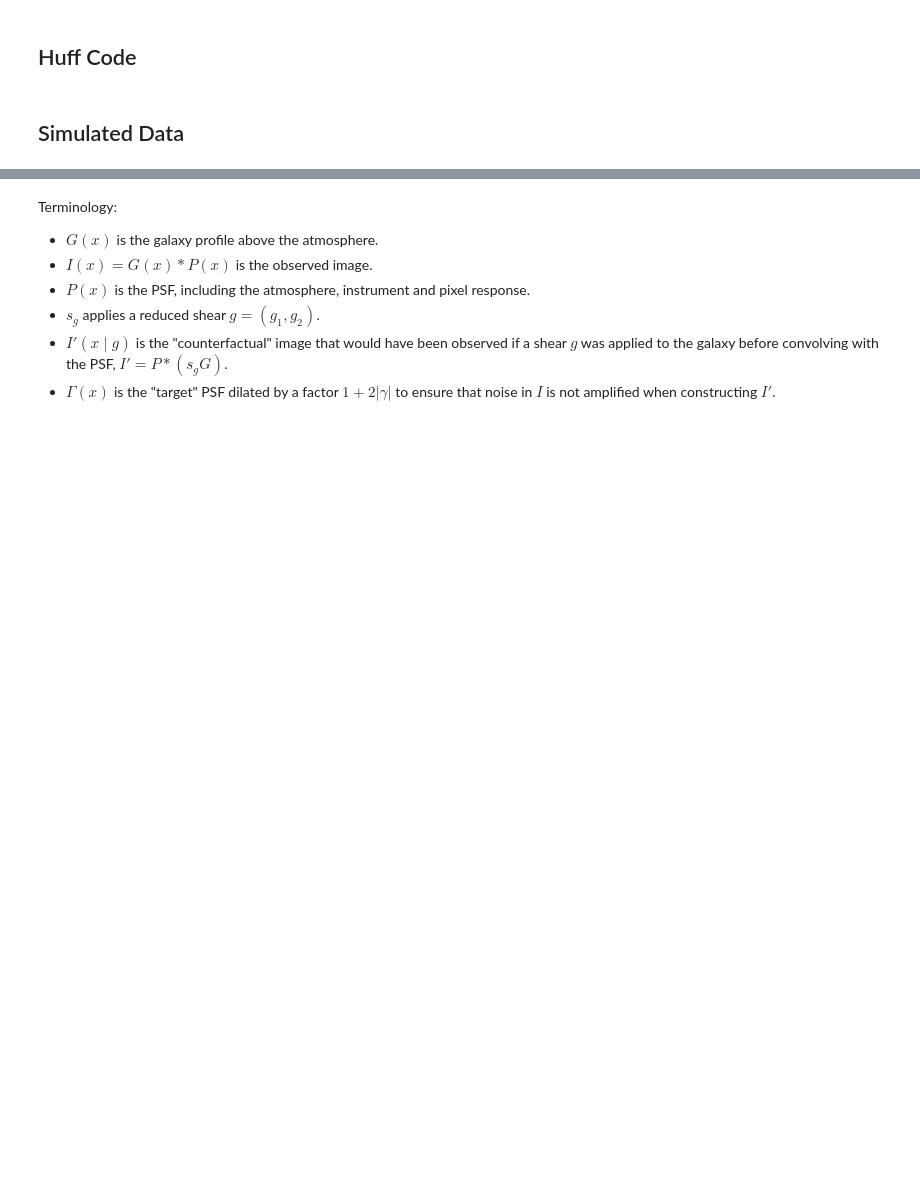
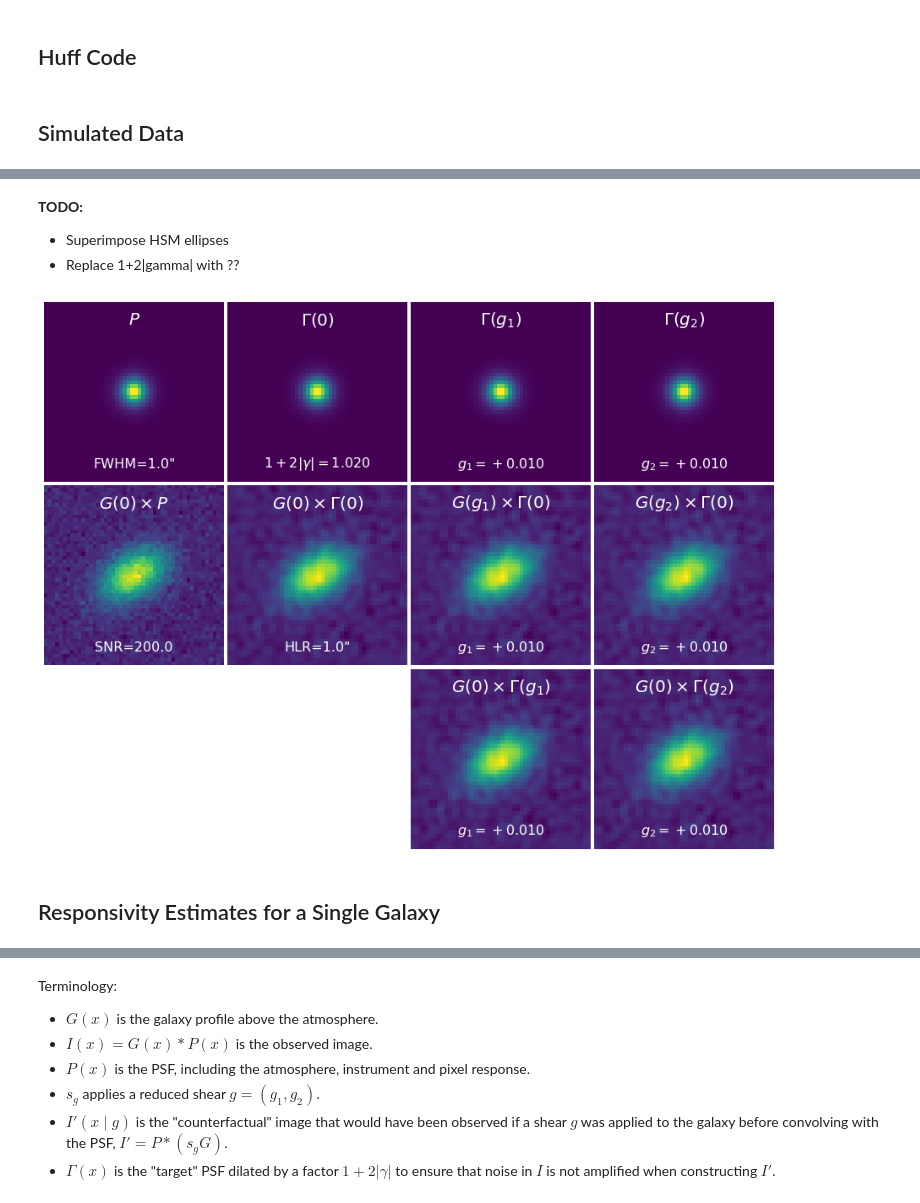
Before and after one commit to dkirkby/metastudy, a Jupyter notebook: nb/MetaCalDemo.ipynb, the cells around one changed output, grey strips where cells are left out. Cells and saved outputs as stored; diff of their text form; code cells hidden in the pictures; blank space fills up the shorter version.

```diff
--- a/nb/MetaCalDemo.ipynb
+++ b/nb/MetaCalDemo.ipynb
@@ -230,0 +236,7 @@ draw(src)
+# %%
+def counterfactual(src, psf, gmag=0.01, fixnoise=False, **kwargs):
+    psf_obs = ngmix.Observation(psf.array)
+    obs = ngmix.Observation(src.array, psf=psf_obs)
+    obsdict = ngmix.metacal.get_all_metacal(obs, step=gmag, fixnoise=fixnoise, **kwargs)
+    obsdict['input'] = obs
+    return obsdict
@@ -230,0 +292,10 @@ draw(src)
+# %% [markdown]
+**TODO:**
+ - Superimpose HSM ellipses
+ - Replace 1+2|gamma| with ??
+# %%
+plot_counterfactual(snr=200, gmag=0.01, seed=1)
+# %% [output]
+[figure, added]
+# %% [markdown]
+## Responsivity Estimates for a Single Galaxy
```
Also changed, not shown: parts of 17 cells of this notebook.
